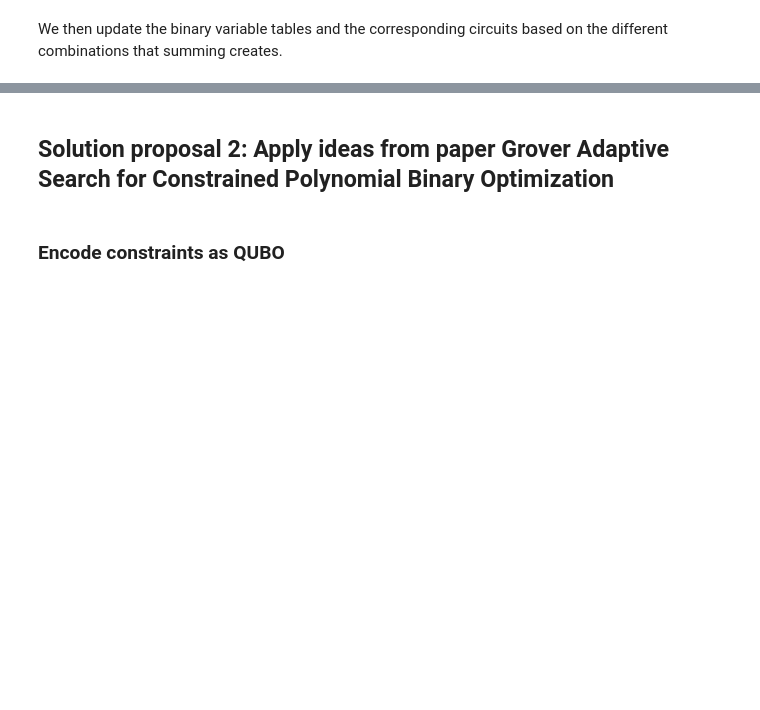
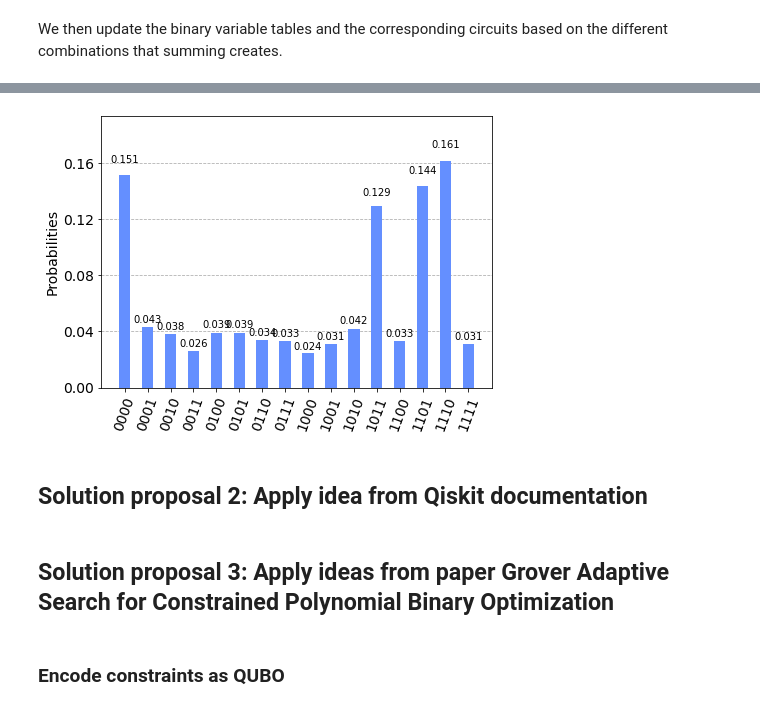
Before and after one commit to valterUo/classiq-coding-competition, a Jupyter notebook: kakuro.ipynb, the cells around one changed output, grey strips where cells are left out. Drawn from its saved outputs; the diff is of its cells as text; code cells hidden in the pictures; blank space fills up the shorter version.

Commit message:
First results for Kakuro simple example

```diff
--- a/kakuro.ipynb
+++ b/kakuro.ipynb
@@ -243,0 +289,3 @@ for oracle in oracles:
+# %%
+grover_circuit = initialize_s(grover_circuit, range(query_qubits + 1))
+grover_circuit.draw()
@@ -243,0 +304,13 @@ for oracle in oracles:
+# %%
+def diffusion(qc, qubits):
+    qc.barrier()
+    qc.h(qubits)
+    qc.x(qubits[:-1])
+    qc.mcx(list(qubits[:-1]), len(qubits) - 1)
+    qc.x(qubits[:-1])
+    qc.h(qubits)
+    qc.barrier()
+    return qc
+# %%
+grover_circuit = diffusion(grover_circuit, range(query_qubits + 1))
+grover_circuit.draw()
@@ -243,0 +329,17 @@ for oracle in oracles:
+# %%
+final_circuits = []
+
+for oracle in oracles:
+    grover_circuit = QuantumCircuit(query_qubits + 1, query_qubits)
+    grover_circuit = initialize_s(grover_circuit, range(query_qubits + 1))
+
+    for ctrl_char in oracle['circuit']:
+        grover_circuit = compose_grover_oracle(grover_circuit, range(query_qubits + 1), ctrl_char)
+
+    grover_circuit = diffusion(grover_circuit, range(query_qubits + 1))
+
+    for ctrl_char in oracle['circuit']:
+        grover_circuit = compose_grover_oracle(grover_circuit, range(query_qubits + 1), ctrl_char)
+
+    grover_circuit = diffusion(grover_circuit, range(query_qubits + 1))
+    final_circuits.append(grover_circuit)
@@ -244,5 +366,17 @@ for oracle in oracles:
+# %%
+grover_circuit = final_circuits[0]
+grover_circuit.measure(range(query_qubits), range(query_qubits))
+aer_sim = Aer.get_backend('aer_simulator', )
+qobj = assemble(grover_circuit)
+result = aer_sim.run(qobj).result()
+counts = result.get_counts()
+plot_histogram(counts)
+# %% [output]
+[figure, added]
+# %% [markdown]
+## Solution proposal 2: Apply idea from Qiskit documentation
 # %% [markdown]
-## Solution proposal 2: Apply ideas from paper Grover Adaptive Search for Constrained Polynomial Binary Optimization
+## Solution proposal 3: Apply ideas from paper Grover Adaptive Search for Constrained Polynomial Binary Optimization
 # %% [markdown]
 ### Encode constraints as QUBO
 # %% [markdown]
```
Also changed, not shown: parts of 22 cells of this notebook.
